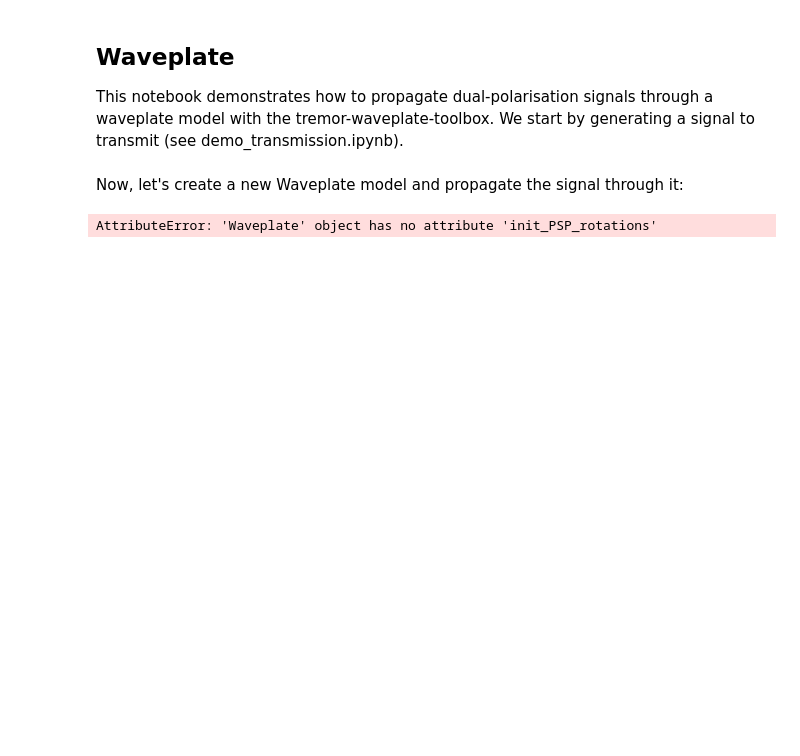
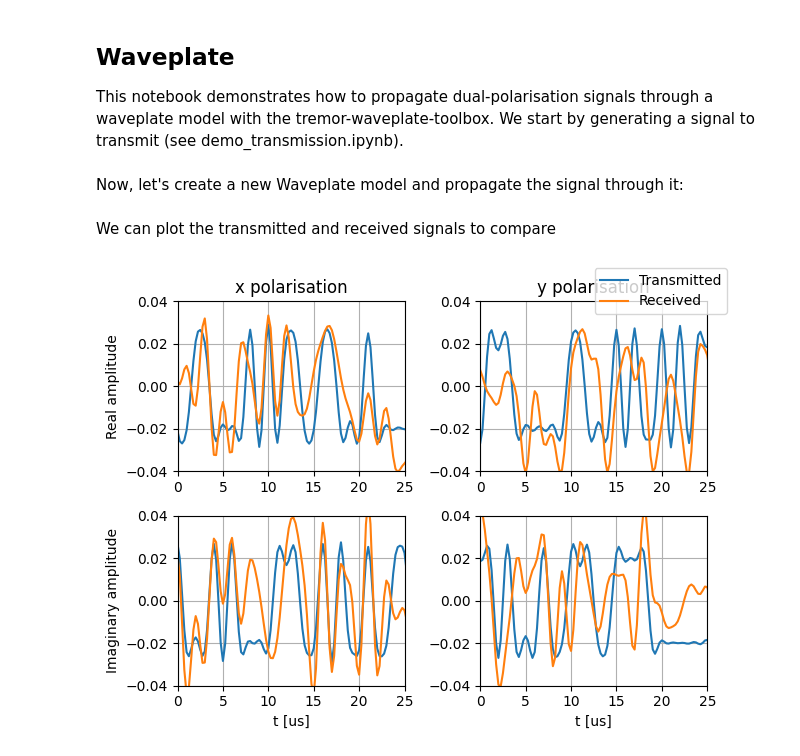
Before and after one commit to RM-8vt13r/quake-fibre, a Jupyter notebook: scripts/demo_waveplate.ipynb, the cells around one changed output. Cells and saved outputs as stored; diff of their text form; code cells hidden in the pictures; blank space fills up the shorter version.

```diff
--- a/scripts/demo_waveplate.ipynb
+++ b/scripts/demo_waveplate.ipynb
@@ -10,19 +10,22 @@ parameters = ConfigParser(inline_comment_prefixes = '#')
 parameters.read('../config/parameters.ini')
 
 Tx = Transmitter(parameters)
-_, signal = Tx.transmit_random((20,))
+_, signal = Tx.transmit_random((
+    parameters.getint('SIGNAL', 'batch_size'),
+    int(parameters.getfloat('SIGNAL', 'symbol_count'))
+))
 # %% [markdown]
 Now, let's create a new Waveplate model and propagate the signal through it:
 # %%
 from tremor_waveplate_toolbox import Waveplate
 
 # Define parameters in code..
-parameters["FIBRE"] = {
-    "Lc": "0.1",   # Correlation length in km
-    "Nsec": "1000", # Number of fibre sections, each of which has length Lc
-    "tau": "0.1",  # Polarisation mode dispersion parameter in ps / (km ^ 0.5)
-    "Nreal": "10", # Number of fibre realisations to simulate simultaneously
-    "xi": "0.1"    # Photoelasticity, which relates material strain to optical strain
+parameters['FIBRE'] = {
+    'section_length': '0.1',   # Correlation length in km
+    'section_count': '1000',   # Number of fibre sections, each of which has length Lc
+    'PMD_parameter': '0.1',    # Polarisation mode dispersion parameter in ps / (km ^ 0.5)
+    'realisation_count': '10', # Number of fibre realisations to simulate simultaneously
+    'photoelasticity': '0.1'   # Photoelasticity, which relates material strain to optical strain
 }
 
 # ..or load them from a file
@@ -32,6 +35,47 @@ parameters.read('../config/parameters.ini')
 channel = Waveplate(parameters)
 
 # Propagate the signal through the channel
-propagated_signal = channel(signal)
+propagated_signal = channel(signal, verbose = True)
-# %% [output]
-AttributeError: 'Waveplate' object has no attribute 'init_PSP_rotations'
+# %% [markdown]
+We can plot the transmitted and received signals to compare
+# %%
+import matplotlib.pyplot as plt
+
+fig, axes = plt.subplots(2, 2)
+
+axes[0, 0].set_title("x polarisation")
+axes[0, 0].set_ylabel("Real amplitude")
+axes[0, 0].set_ylim([-0.04, 0.04])
+axes[0, 0].set_xlim([0, 25])
+axes[0, 0].grid()
+axes[0, 0].plot(signal.time * 1e6, signal.samples_time[0, 0, :, 0].real)
+axes[0, 0].plot(propagated_signal.time * 1e6, propagated_signal.samples_time[0, 0, :, 0].real)
+
+axes[1, 0].set_xlabel("t [us]")
+axes[1, 0].set_ylabel("Imaginary amplitude")
+axes[1, 0].set_ylim([-0.04, 0.04])
+axes[1, 0].set_xlim([0, 25])
+axes[1, 0].grid()
+axes[1, 0].plot(signal.time * 1e6, signal.samples_time[0, 0, :, 0].imag)
+axes[1, 0].plot(propagated_signal.time * 1e6, propagated_signal.samples_time[0, 0, :, 0].imag)
+
+axes[0, 1].set_title("y polarisation")
+axes[0, 1].set_ylim([-0.04, 0.04])
+axes[0, 1].set_xlim([0, 25])
+axes[0, 1].grid()
+axes[0, 1].plot(signal.time * 1e6, signal.samples_time[0, 0, :, 1].real)
+axes[0, 1].plot(propagated_signal.time * 1e6, propagated_signal.samples_time[0, 0, :, 1].real)
+
+axes[1, 1].set_xlabel("t [us]")
+axes[1, 1].set_ylim([-0.04, 0.04])
+axes[1, 1].set_xlim([0, 25])
+axes[1, 1].grid()
+axes[1, 1].plot(signal.time * 1e6, signal.samples_time[0, 0, :, 1].imag)
+axes[1, 1].plot(propagated_signal.time * 1e6, propagated_signal.samples_time[0, 0, :, 1].imag)
+
+fig.legend(["Transmitted", "Received"])
+fig.tight_layout()
+
+plt.show()
+# %% [output]
+[figure, added]
```
Also changed, not shown: 1 other file.
